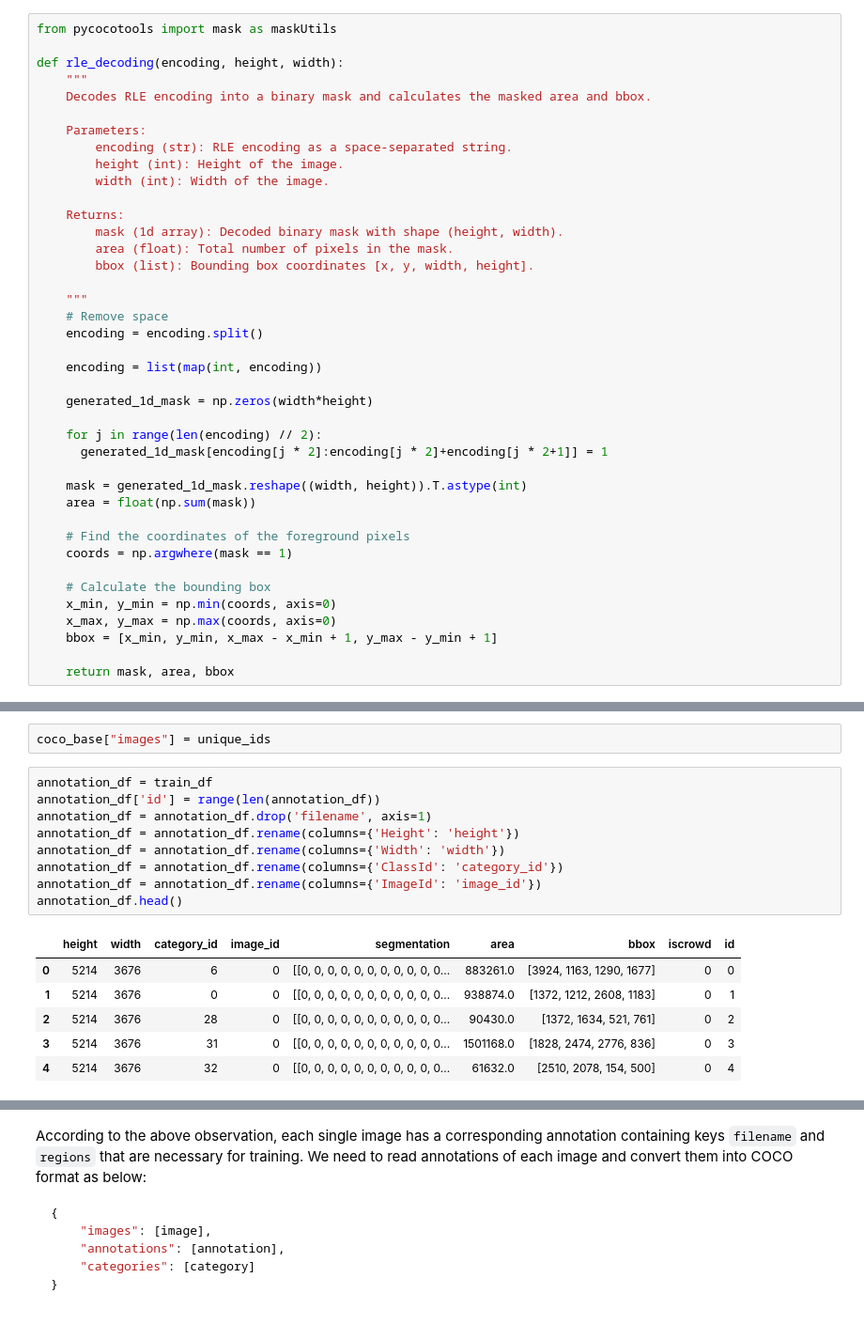
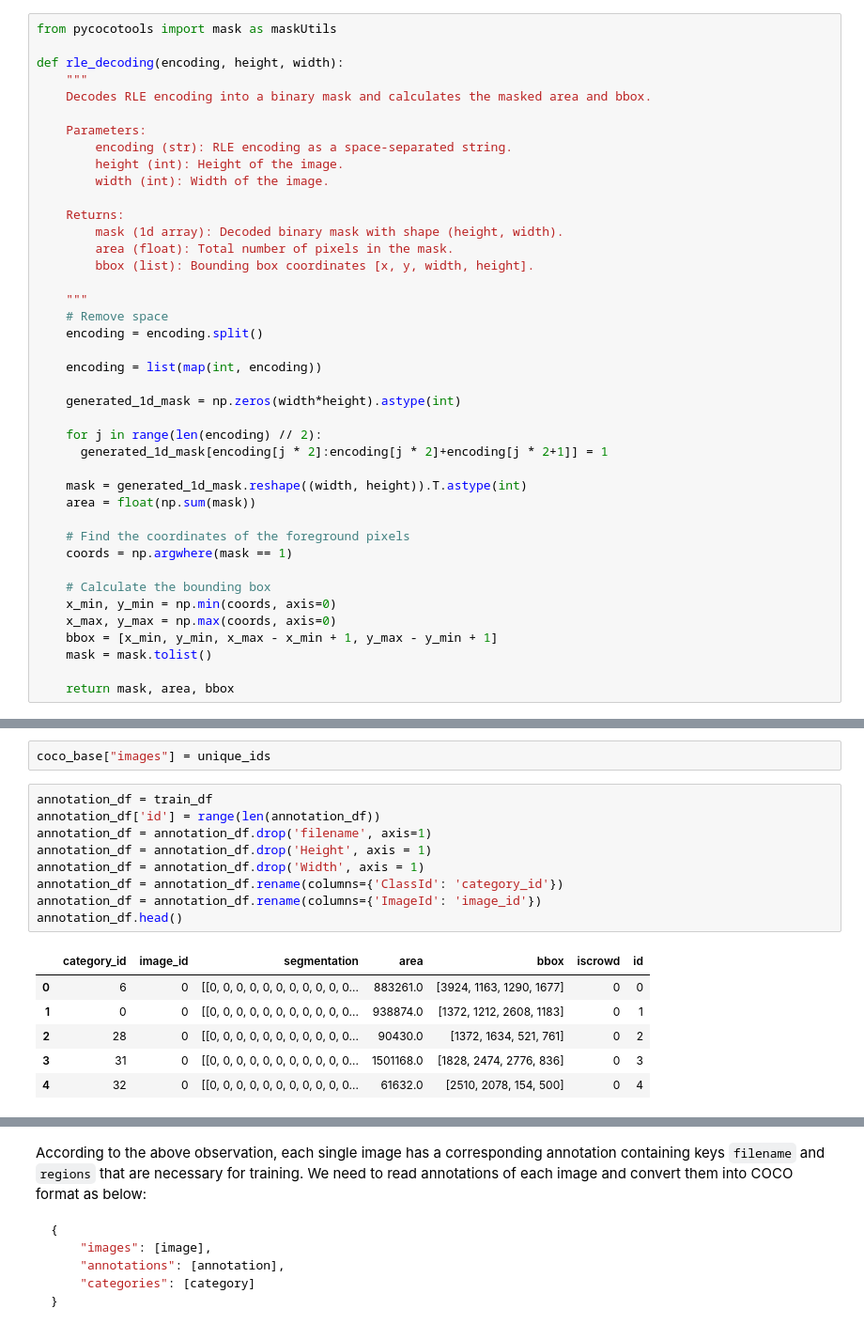
Before and after one commit to chloeleehn/imaterialist_checkpoint, a Jupyter notebook: MMDet_InstanceSeg_Tutorial.ipynb, the cells around one changed output, grey strips where cells are left out. Shown at 94% size. Cells and saved outputs as stored; diff of their text form.

```diff
--- a/MMDet_InstanceSeg_Tutorial.ipynb
+++ b/MMDet_InstanceSeg_Tutorial.ipynb
@@ -359,7 +276,7 @@ def rle_decoding(encoding, height, width):
 
     encoding = list(map(int, encoding))
 
-    generated_1d_mask = np.zeros(width*height)
+    generated_1d_mask = np.zeros(width*height).astype(int)
 
     for j in range(len(encoding) // 2):
       generated_1d_mask[encoding[j * 2]:encoding[j * 2]+encoding[j * 2+1]] = 1
@@ -374,6 +291,7 @@ def rle_decoding(encoding, height, width):
     x_min, y_min = np.min(coords, axis=0)
     x_max, y_max = np.max(coords, axis=0)
     bbox = [x_min, y_min, x_max - x_min + 1, y_max - y_min + 1]
+    mask = mask.tolist()
 
     return mask, area, bbox
 # %%
@@ -500,16 +383,16 @@ coco_base["images"] = unique_ids
 # %%
 annotation_df = train_df
 annotation_df['id'] = range(len(annotation_df))
 annotation_df = annotation_df.drop('filename', axis=1)
-annotation_df = annotation_df.rename(columns={'Height': 'height'})
-annotation_df = annotation_df.rename(columns={'Width': 'width'})
+annotation_df = annotation_df.drop('Height', axis = 1)
+annotation_df = annotation_df.drop('Width', axis = 1)
 annotation_df = annotation_df.rename(columns={'ClassId': 'category_id'})
 annotation_df = annotation_df.rename(columns={'ImageId': 'image_id'})
 annotation_df.head()
 # %% [output]
-|  | height | width | category_id | image_id | segmentation | area | bbox | iscrowd | id |
-| 0 | 5214 | 3676 | 6 | 0 | [[0, 0, 0, 0, 0, 0, 0, 0, 0, 0, 0... | 883261.0 | [3924, 1163, 1290, 1677] | 0 | 0 |
-| 1 | 5214 | 3676 | 0 | 0 | [[0, 0, 0, 0, 0, 0, 0, 0, 0, 0, 0... | 938874.0 | [1372, 1212, 2608, 1183] | 0 | 1 |
-| 2 | 5214 | 3676 | 28 | 0 | [[0, 0, 0, 0, 0, 0, 0, 0, 0, 0, 0... | 90430.0 | [1372, 1634, 521, 761] | 0 | 2 |
-| 3 | 5214 | 3676 | 31 | 0 | [[0, 0, 0, 0, 0, 0, 0, 0, 0, 0, 0... | 1501168.0 | [1828, 2474, 2776, 836] | 0 | 3 |
-| 4 | 5214 | 3676 | 32 | 0 | [[0, 0, 0, 0, 0, 0, 0, 0, 0, 0, 0... | 61632.0 | [2510, 2078, 154, 500] | 0 | 4 |
+|  | category_id | image_id | segmentation | area | bbox | iscrowd | id |
+| 0 | 6 | 0 | [[0, 0, 0, 0, 0, 0, 0, 0, 0, 0, 0... | 883261.0 | [3924, 1163, 1290, 1677] | 0 | 0 |
+| 1 | 0 | 0 | [[0, 0, 0, 0, 0, 0, 0, 0, 0, 0, 0... | 938874.0 | [1372, 1212, 2608, 1183] | 0 | 1 |
+| 2 | 28 | 0 | [[0, 0, 0, 0, 0, 0, 0, 0, 0, 0, 0... | 90430.0 | [1372, 1634, 521, 761] | 0 | 2 |
+| 3 | 31 | 0 | [[0, 0, 0, 0, 0, 0, 0, 0, 0, 0, 0... | 1501168.0 | [1828, 2474, 2776, 836] | 0 | 3 |
+| 4 | 32 | 0 | [[0, 0, 0, 0, 0, 0, 0, 0, 0, 0, 0... | 61632.0 | [2510, 2078, 154, 500] | 0 | 4 |
```
Also changed, not shown: parts of 37 cells of this notebook.
